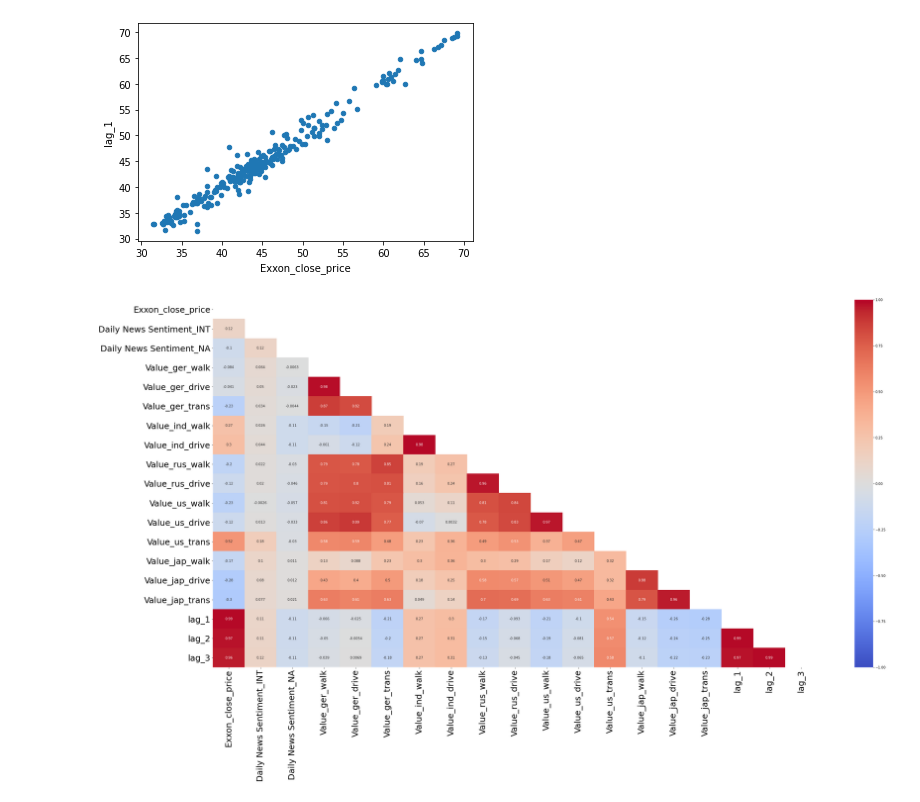
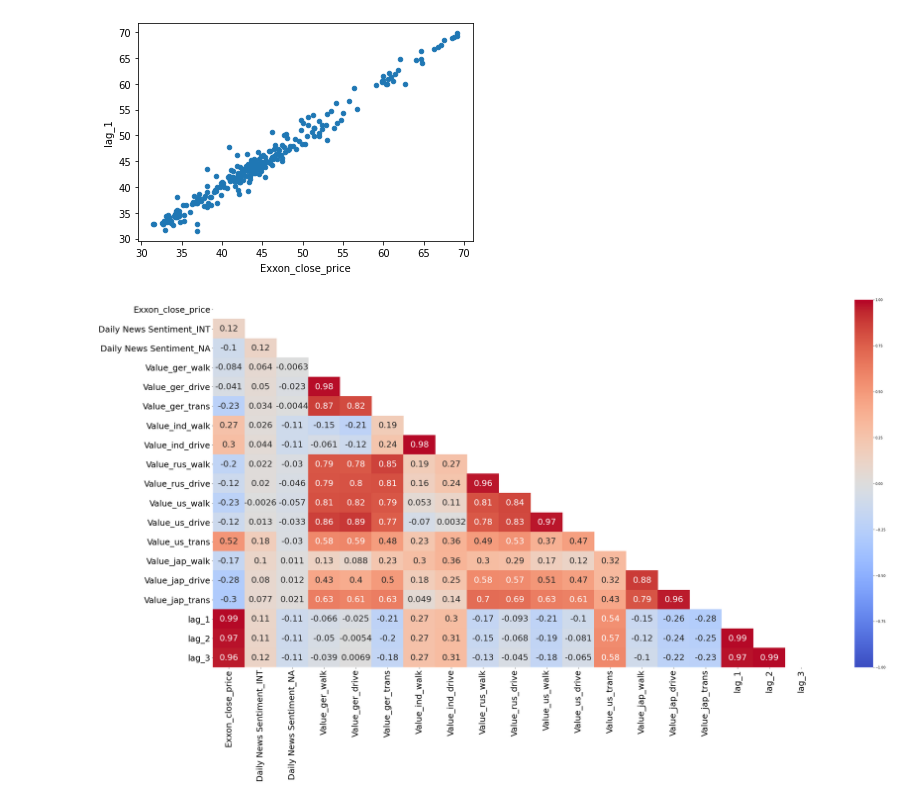
Before and after one commit to griffinwt/Hackathon_March2021, a Jupyter notebook: First_model.ipynb, the cells around one changed output. Saved outputs shown, nothing was run; the diff lists cells and outputs as text; code cells hidden in the pictures.

Commit message:
visualizations, model, and split closing prices

```diff
--- a/First_model.ipynb
+++ b/First_model.ipynb
@@ -488,10 +488,11 @@ allfeats.plot.scatter(x='Exxon_close_price', y='lag_1') #should be highly correl
 # %%
 import seaborn as sns #correlation heatmap
 corr = allfeats.corr()
 plt.figure(figsize=(40,20))
 plt.xticks(size=25)
 plt.yticks(size=25)
 mask = np.triu(np.ones_like(corr, dtype=bool))
-sns.heatmap(allfeats.corr(), mask=mask, annot=True, cmap='coolwarm', vmin=-1, vmax=1); #vmin and vmax set scale for color shades
+sns.heatmap(allfeats.corr(), mask=mask, annot=True, cmap='coolwarm', vmin=-1, vmax=1,
+           annot_kws={'size':25}); #vmin and vmax set scale for color shades
 # %% [output]
-[figure, old version]
+[figure, new version]
```
Also changed, not shown: parts of 18 cells of this notebook, 3 other files.
